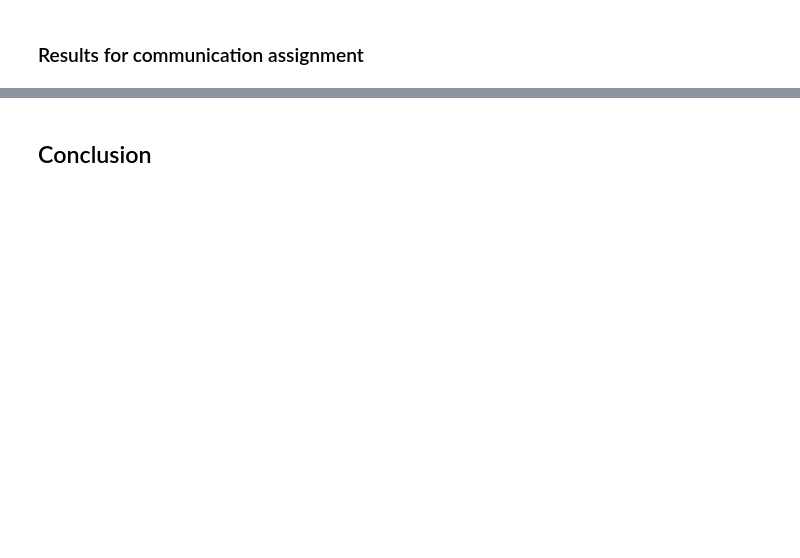
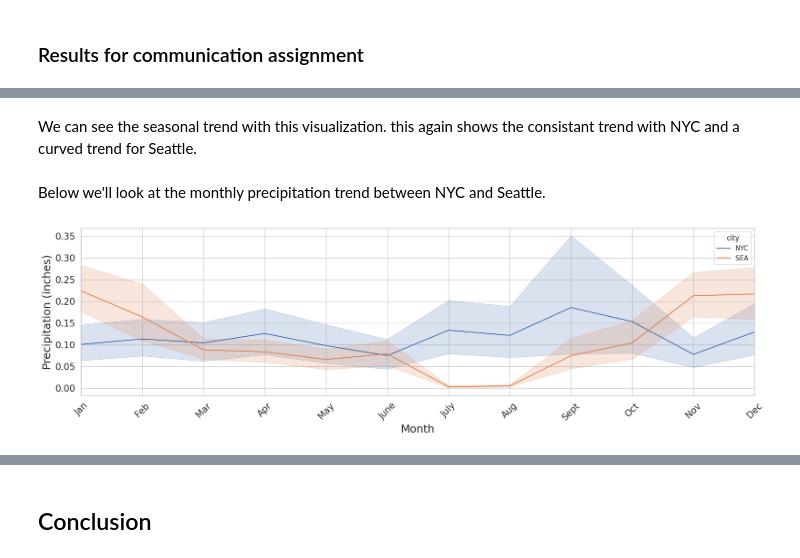
Before and after one commit to Parsar22/DATA3320, a Jupyter notebook: DATA_3320_Seattle_NYC_Analysis.ipynb, the cells around one changed output, grey strips where cells are left out. Saved outputs shown, nothing was run; the diff lists cells and outputs as text; code cells hidden in the pictures; blank space fills up the shorter version.

```diff
--- a/DATA_3320_Seattle_NYC_Analysis.ipynb
+++ b/DATA_3320_Seattle_NYC_Analysis.ipynb
@@ -35,0 +132,17 @@ This file should clearly produce the graphs, tables, models, etc that appear in
+# %% [markdown]
+We can see the seasonal trend with this visualization. this again shows the consistant trend with NYC and a curved trend for Seattle.
+# %% [markdown]
+Below we'll look at the monthly precipitation trend between NYC and Seattle.
+# %%
+plt.figure(figsize=(20,5))
+
+sns.lineplot(data=df, x='month', y='precipitation', hue='city')
+
+plt.xlabel('Month', fontsize=18)
+plt.ylabel('Precipitation (inches)', fontsize=18)
+
+plt.xticks(ticks=np.arange(12)+1, labels=['Jan', 'Feb', 'Mar', 'Apr', 'May', 'June', 'July', 'Aug', 'Sept', 'Oct', 'Nov', 'Dec'], rotation=45)
+plt.xlim(1, 12)
+plt.tick_params(labelsize=15);
+# %% [output]
+[figure, added]
```
Also changed, not shown: parts of 29 cells of this notebook.
